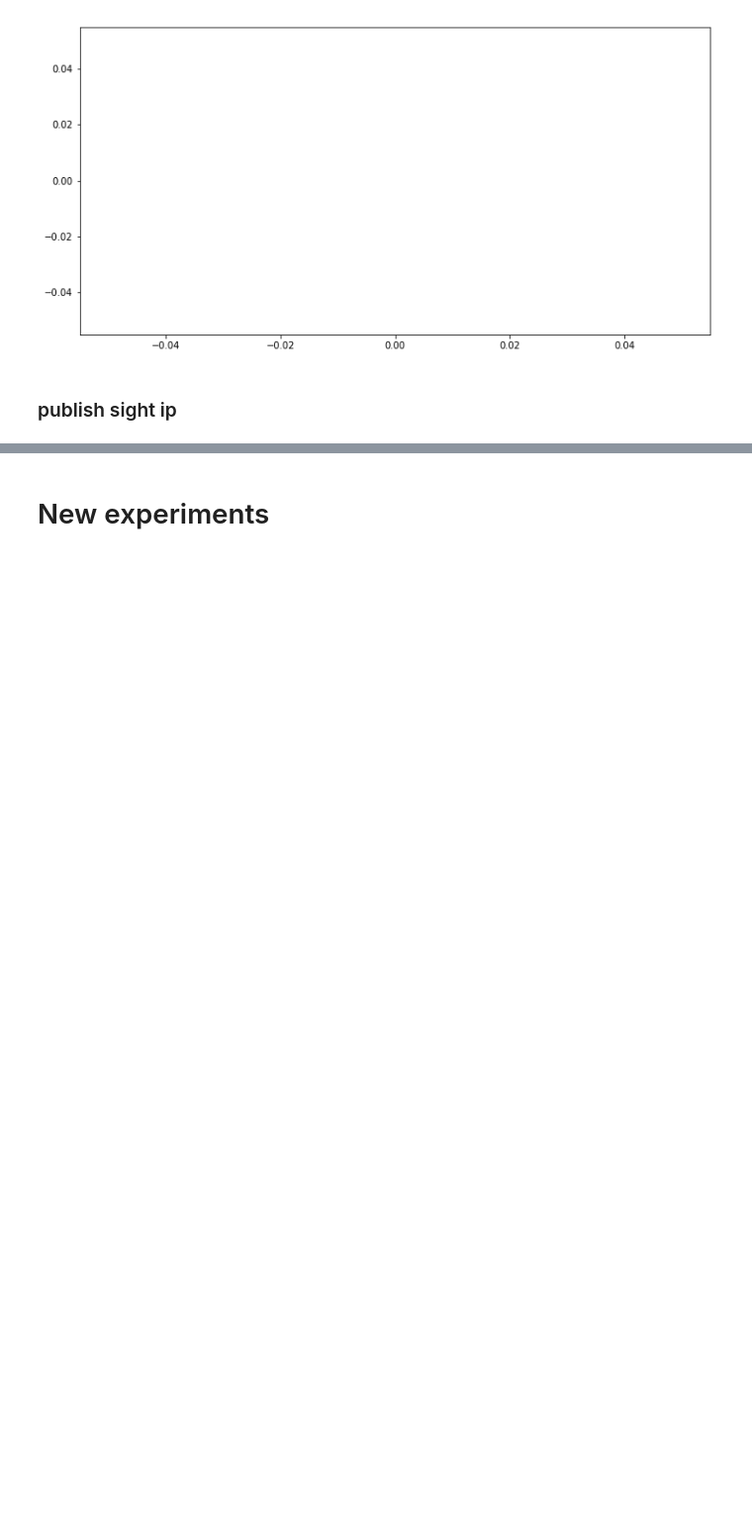
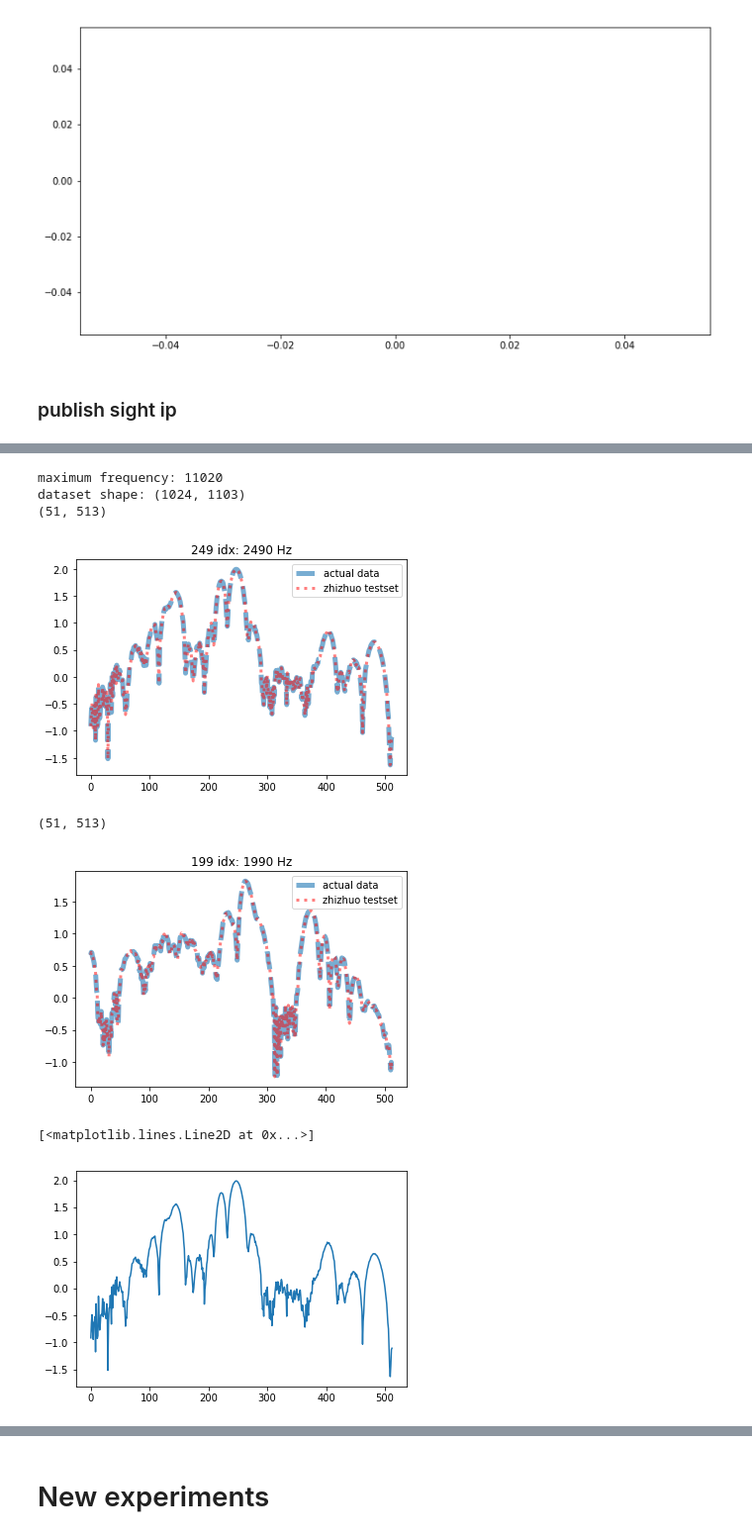
Before and after one commit to blindedjoy/Reservoir, a Jupyter notebook: MARIOS/Analysis.ipynb, the cells around one changed output, grey strips where cells are left out. Shown at 99% size. Saved outputs shown, nothing was run; the diff lists cells and outputs as text; code cells hidden in the pictures; blank space fills up the shorter version.

```diff
--- a/MARIOS/Analysis.ipynb
+++ b/MARIOS/Analysis.ipynb
@@ -169,0 +316,52 @@ publish_sightIp.loss_plot(rolling = 7, split = 0.9, loss = "R")
+# %%
+
+
+zhizhuo51 = EchoStateExperiment("medium", obs_freqs = obs_freqs51a + obs_freqs51b, target_freqs = targ_freqs_51 )
+zhizhuo51.f[zhizhuo51.resp_idx[0]]
+#print(zhizhuo51.A.shape)
+#for i in zhizhuo51.A.shape[1]
+hi = """
+for i in range(0,1000):
+    his = truth_51.T[0:]
+    mine = zhizhuo51.A[:, i ] #511:
+    assert his.shape == mine.shape, str(his.shape) + str(mine.shape)
+    if np.array_equal(his,mine):
+        print(i)
+"""
+
+def retrieve_zhizhuo_series(series_idx):
+    mine = zhizhuo51.A[ 511:, 153 ]
+    his = truth_51[series_idx,:]
+    nrmse_lst = []
+    for i in range(0, 1000):
+        mine = zhizhuo51.A.T[ i , 511: ]
+        nrmse_spec = nrmse(his,mine)
+
+        nrmse_lst.append(nrmse_spec)
+    nrmse_series = pd.Series(nrmse_lst)
+    candidate_idx = nrmse_series.idxmin()
+    candidate = zhizhuo51.A.T[candidate_idx , 511: ]
+    plt.plot(candidate, "--", linewidth = 5, alpha = 0.6, label = "actual data")
+    plt.plot(his, ":r", label = "zhizhuo testset", linewidth = 3, alpha = 0.5)
+    titl = str(candidate_idx) + " idx: " +  str(zhizhuo51.f[candidate_idx]) + " Hz"
+    plt.title(titl)
+    plt.legend()
+    print(truth_51.shape)
+retrieve_zhizhuo_series(0)
+plt.show()
+retrieve_zhizhuo_series(-1)
+plt.show()
+plt.plot(zhizhuo51.A[511:, 249])
+
+#plt.plot(zhizhuo51.A[174, :])
+#zhizhuo51.get_observers(split = 0.4995, method = "exact", plot_split = True)
+#zhizhuo51.runInterpolation()
+# %% [output]
+maximum frequency: 11020
+dataset shape: (1024, 1103)
+(51, 513)
+[figure, added]
+(51, 513)
+[figure, added]
+[<matplotlib.lines.Line2D at 0x...>]
+[figure, added]
```
Also changed, not shown: parts of 29 cells of this notebook, 22 other files.
